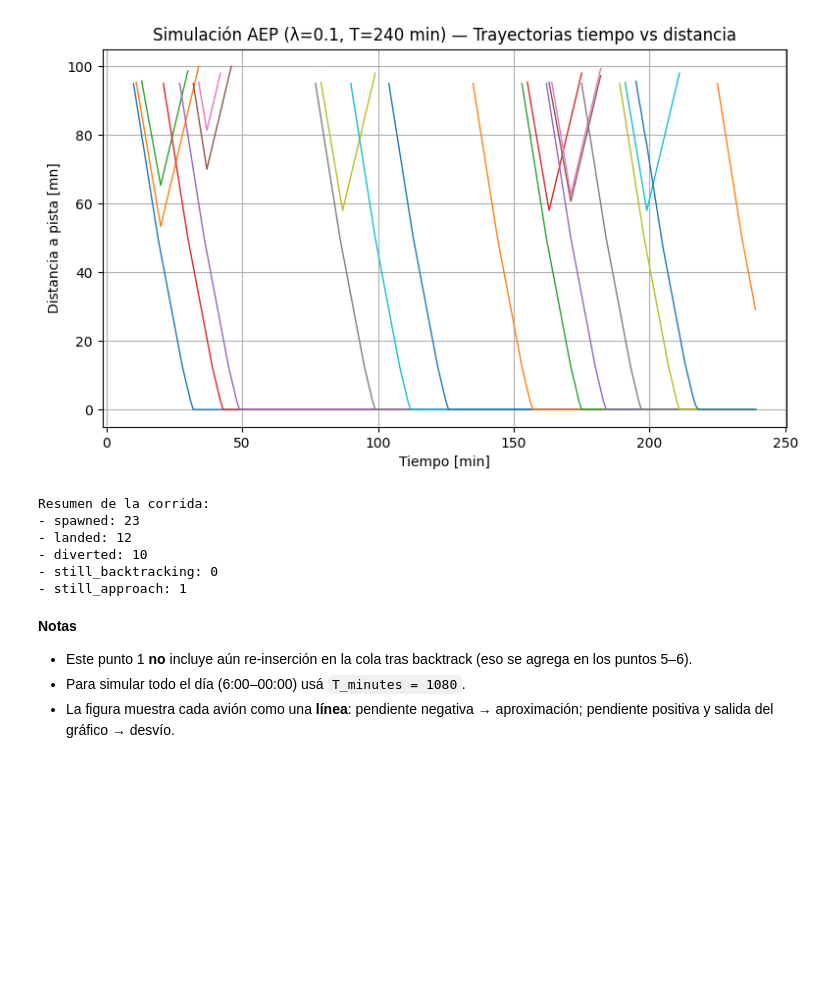
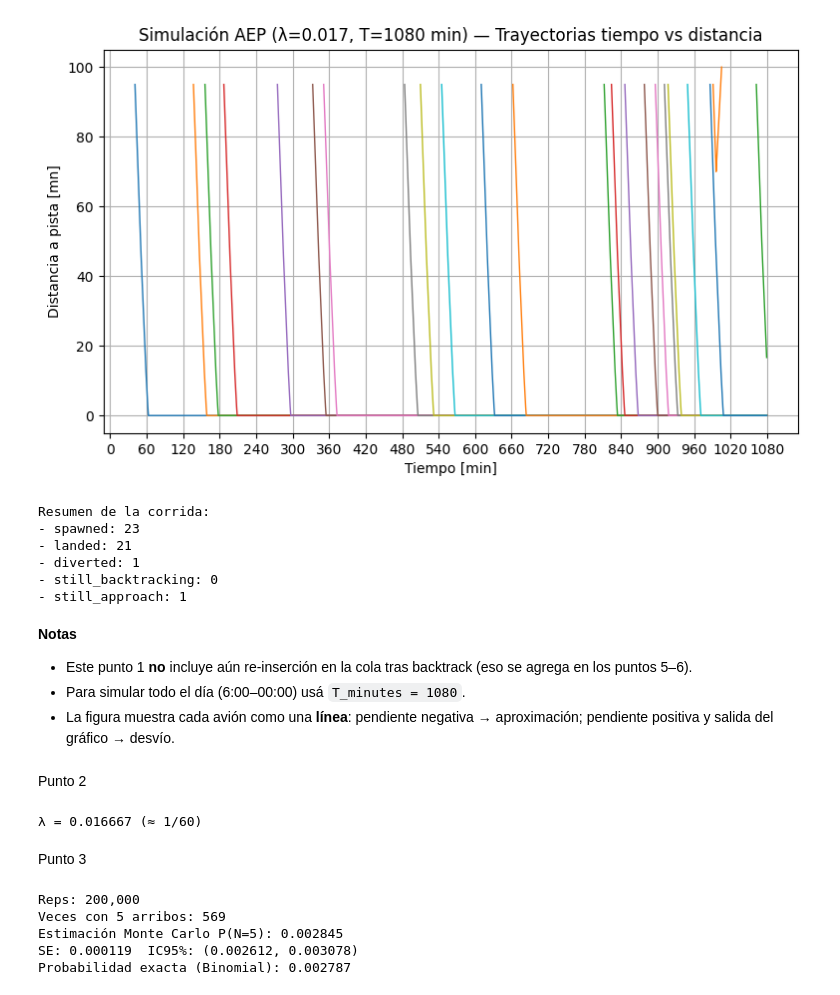
Before and after one commit to manumarlats408/TP1_ACN, a Jupyter notebook: TP1.ipynb, the cells around one changed output. Drawn from its saved outputs; the diff is of its cells as text; code cells hidden in the pictures; blank space fills up the shorter version.

```diff
--- a/TP1.ipynb
+++ b/TP1.ipynb
@@ -39,6 +40,8 @@ class Aircraft:
     diverted_at: Optional[int] = None
     path_t: List[int] = field(default_factory=list)
     path_d: List[float] = field(default_factory=list)
+    congested_any: bool = False
+
 
     def record(self, t: int):
         self.path_t.append(t)
@@ -102,17 +105,28 @@ class AEPSimulator:
         for p in self.planes:
             if p.state == "approach":
                 min_kts, max_kts = speed_bounds_for_distance(p.distance_nm)
+
+                # --- marcar congestión si está por debajo del máximo permitido del tramo
+                if p.speed_kts < max_kts - 1e-9:   # tolerancia numérica
+                    p.congested_any = True
+
+                # encajar velocidad al rango permitido
                 p.speed_kts = max(min(p.speed_kts, max_kts), min_kts)
+
+                # avanzar posición
                 p.distance_nm -= p.speed_kts * NM_PER_MIN_FROM_KTS
                 if p.distance_nm <= 0.0:
                     p.distance_nm = 0.0
                     p.state = "landed"
                     p.landed_at = t
+
             elif p.state == "backtrack":
                 p.distance_nm += BACKTRACK_SPEED_KTS * NM_PER_MIN_FROM_KTS
                 if p.distance_nm >= RADAR_NM + 1e-6:
                     p.state = "diverted"
                     p.diverted_at = t
+
+            # registrar trayectoria
             p.record(t)
 
     def run(self) -> Dict[str, int]:
@@ -132,37 +146,39 @@ class AEPSimulator:
             "still_approach": approach,
         }
 # %%
-def run_and_plot(lam: float = 0.1, T_minutes: int = 240):
+def run_and_plot(lam: float = 0.017, T_minutes: int = 1080):
     sim = AEPSimulator(lam=lam, T_minutes=T_minutes)
     summary = sim.run()
 
     # Visualización: tiempo vs distancia (una línea por avión)
     plt.figure(figsize=(9, 5))
     for p in sim.planes:
         t_arr = np.array(p.path_t)
         d_arr = np.array(p.path_d)
         mask = (d_arr >= 0.0) & (d_arr <= RADAR_NM + 1e-6)
         if mask.any():
             plt.plot(t_arr[mask], d_arr[mask], linewidth=1)
     plt.title(f"Simulación AEP (λ={lam}, T={T_minutes} min) — Trayectorias tiempo vs distancia")
     plt.xlabel("Tiempo [min]")
     plt.ylabel("Distancia a pista [mn]")
     plt.grid(True)
+    import matplotlib.ticker as ticker
+    plt.gca().xaxis.set_major_locator(ticker.MultipleLocator(60))
     plt.show()
 
     print("Resumen de la corrida:")
     for k, v in summary.items():
         print(f"- {k}: {v}")
     return sim, summary
 
 # Parámetros base de demo (podés cambiarlos y re-ejecutar)
-_ = run_and_plot(lam=0.1, T_minutes=240)
+_ = run_and_plot(lam=0.017, T_minutes=1080)
 # %% [output]
-[figure, old version]
+[figure, new version]
 Resumen de la corrida:
 - spawned: 23
-- landed: 12
-- diverted: 10
+- landed: 21
+- diverted: 1
 - still_backtracking: 0
 - still_approach: 1
 # %% [markdown]
@@ -171,3 +187,45 @@ Resumen de la corrida:
 - Este punto 1 **no** incluye aún re-inserción en la cola tras backtrack (eso se agrega en los puntos 5–6).
 - Para simular todo el día (6:00–00:00) usá `T_minutes = 1080`.
 - La figura muestra cada avión como una **línea**: pendiente negativa → aproximación; pendiente positiva y salida del gráfico → desvío.
+# %% [markdown]
+Punto 2
+# %%
+# Punto 2 - Calcular λ para 1 avión por hora
+n_min = 60
+avg_arrivals_per_hour = 1
+
+lam = avg_arrivals_per_hour / n_min
+print(f"λ = {lam:.6f} (≈ 1/60)")
+# %% [output]
+λ = 0.016667 (≈ 1/60)
+# %% [markdown]
+Punto 3
+# %%
+lam = 1/60          # probabilidad de arribo por minuto (1 avión/hora)
+n_min = 60          # 1 hora = 60 minutos
+reps = 200_000      # cantidad de horas simuladas
+rng = np.random.default_rng(42)
+
+# --- Simulación Monte Carlo ---
+counts = rng.binomial(n=n_min, p=lam, size=reps)
+hits = np.sum(counts == 5)
+p_hat = hits / reps
+
+# Error estándar e IC95% para la proporción
+se = np.sqrt(p_hat * (1 - p_hat) / reps)
+ci95 = (p_hat - 1.96*se, p_hat + 1.96*se)
+
+print(f"Reps: {reps:,}")
+print(f"Veces con 5 arribos: {hits:,}")
+print(f"Estimación Monte Carlo P(N=5): {p_hat:.6f}")
+print(f"SE: {se:.6f}  IC95%: ({ci95[0]:.6f}, {ci95[1]:.6f})")
+
+# --- Comparación analítica (Binomial exacto) ---
+p_exact = comb(n_min, 5) * (lam**5) * ((1-lam)**(n_min-5))
+print(f"Probabilidad exacta (Binomial): {p_exact:.6f}")
+# %% [output]
+Reps: 200,000
+Veces con 5 arribos: 569
+Estimación Monte Carlo P(N=5): 0.002845
+SE: 0.000119  IC95%: (0.002612, 0.003078)
+Probabilidad exacta (Binomial): 0.002787
```
Also changed, not shown: parts of 4 cells of this notebook.
